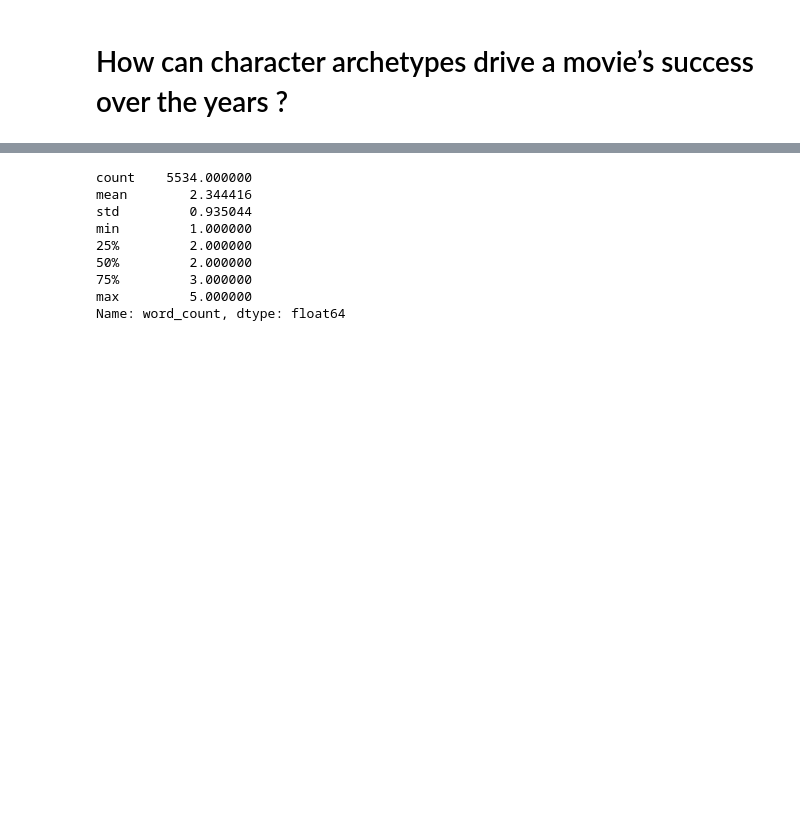
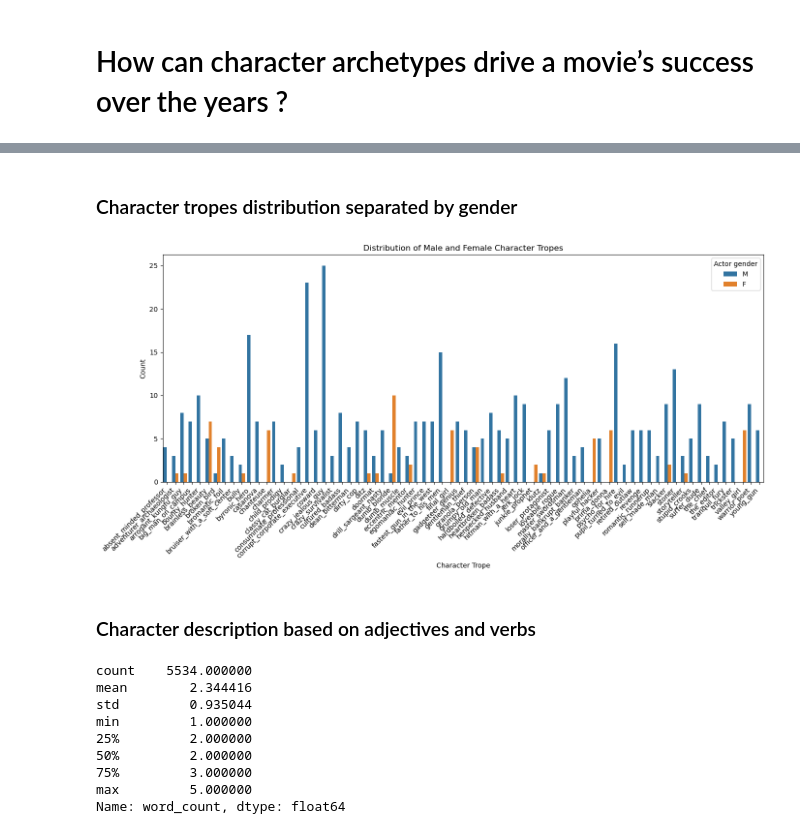
Before and after one commit to epfl-ada/ada-2024-project-data_brigada, a Jupyter notebook: results.ipynb, the cells around one changed output, grey strips where cells are left out. Drawn from its saved outputs; the diff is of its cells as text; code cells hidden in the pictures; blank space fills up the shorter version.

```diff
--- a/results.ipynb
+++ b/results.ipynb
@@ -23,3 +52,11 @@ In this first section, we analyse how the character types differ depending on th
+# %% [markdown]
+### Character tropes distribution separated by gender
+# %%
+td.tropes_by_gender(tv_tropes, character_metadata)
+# %% [output]
+[figure, added]
+# %% [markdown]
+### Character description based on adjectives and verbs
 # %%
 dataPath = './data/clean/'
 #Load the data
```
Also changed, not shown: parts of 19 cells of this notebook, 2 other files.
